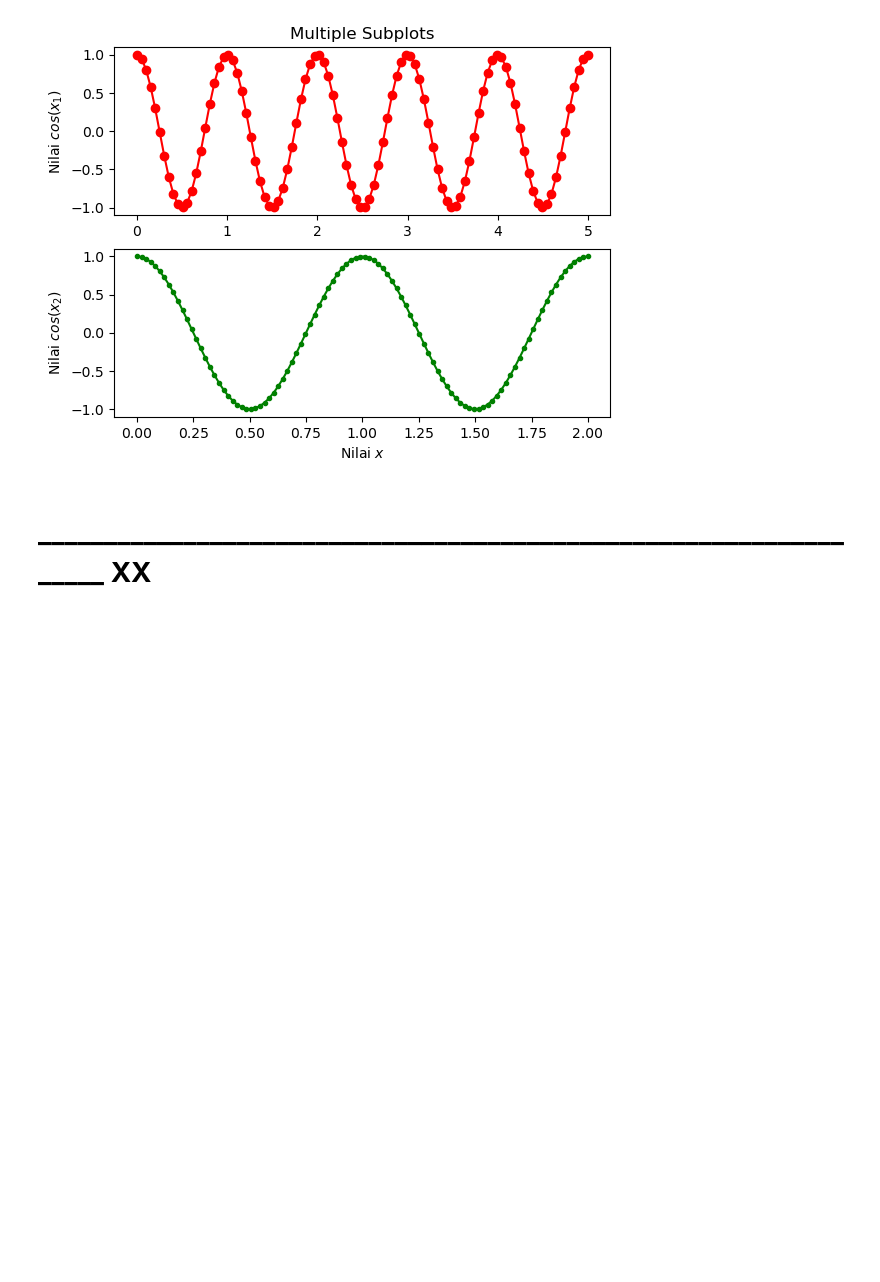
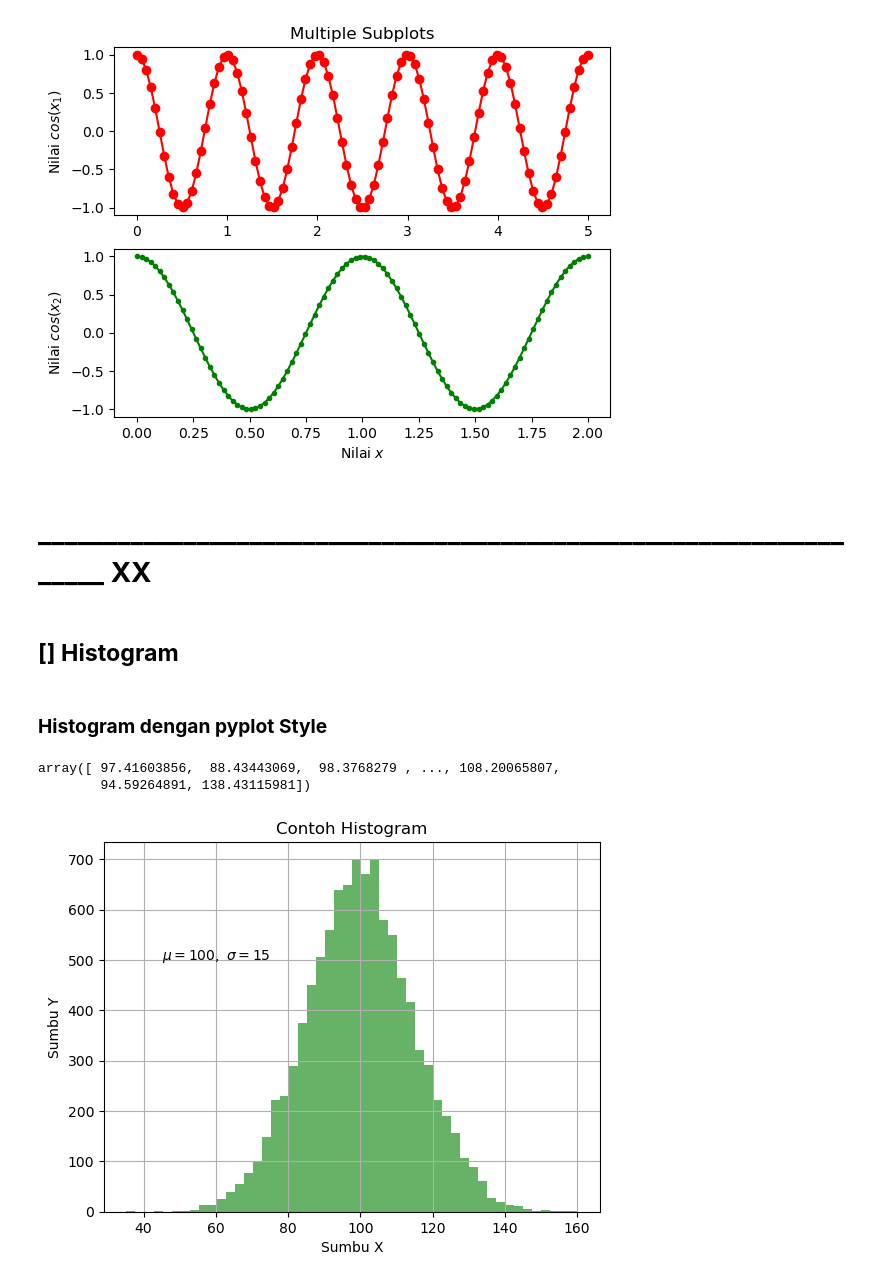
Before and after one commit to Edy-Mochamad/Learn-visualization-data, a Jupyter notebook: pengenalan-Matplotlib.ipynb, the cells around one changed output. Saved outputs shown, nothing was run; the diff lists cells and outputs as text; code cells hidden in the pictures; blank space fills up the shorter version.

Commit message:
Histogram OO & pyplot style

```diff
--- a/pengenalan-Matplotlib.ipynb
+++ b/pengenalan-Matplotlib.ipynb
@@ -437,3 +437,32 @@ plt.show()
 [figure]
 # %% [markdown]
 # **__________________________________________________________________ XX**
+# %% [markdown]
+## **[] Histogram**
+# %% [markdown]
+### **Histogram dengan pyplot Style**
+# %%
+mu, sigma = 100, 15
+x = mu + sigma * np.random.randn(10000)
+x
+# %% [output]
+array([ 97.41603856,  88.43443069,  98.3768279 , ..., 108.20065807,
+        94.59264891, 138.43115981])
+# %%
+plt.hist(
+    x, #letak datanya
+    bins = 50, #kurang lebih seperti mengatur data yang dimasukkan ke histogramnya
+    facecolor = 'g', #mengatur warna
+    alpha = 0.60 #mengatur ketebalan warna histogram. 0.60 = 60%
+)
+
+plt.xlabel('Sumbu X')
+plt.ylabel('Sumbu Y')
+plt.title('Contoh Histogram')
+
+plt.text(45, 500, '$\mu=100,\ \sigma=15$') #letak tulisannya 45 pada sumbu X, 500 pada sumbu Y
+plt.grid()
+
+plt.show()
+# %% [output]
+[figure, added]
```
Also changed, not shown: parts of 2 cells of this notebook.
